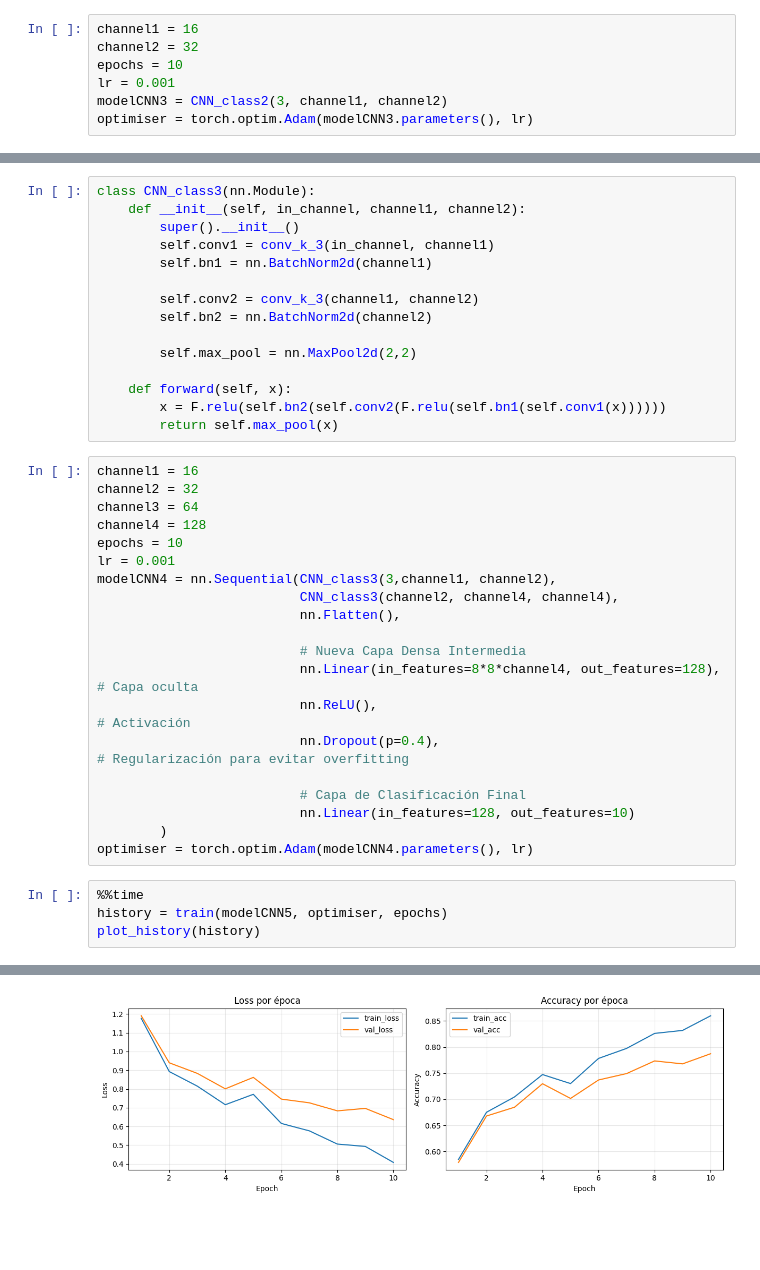
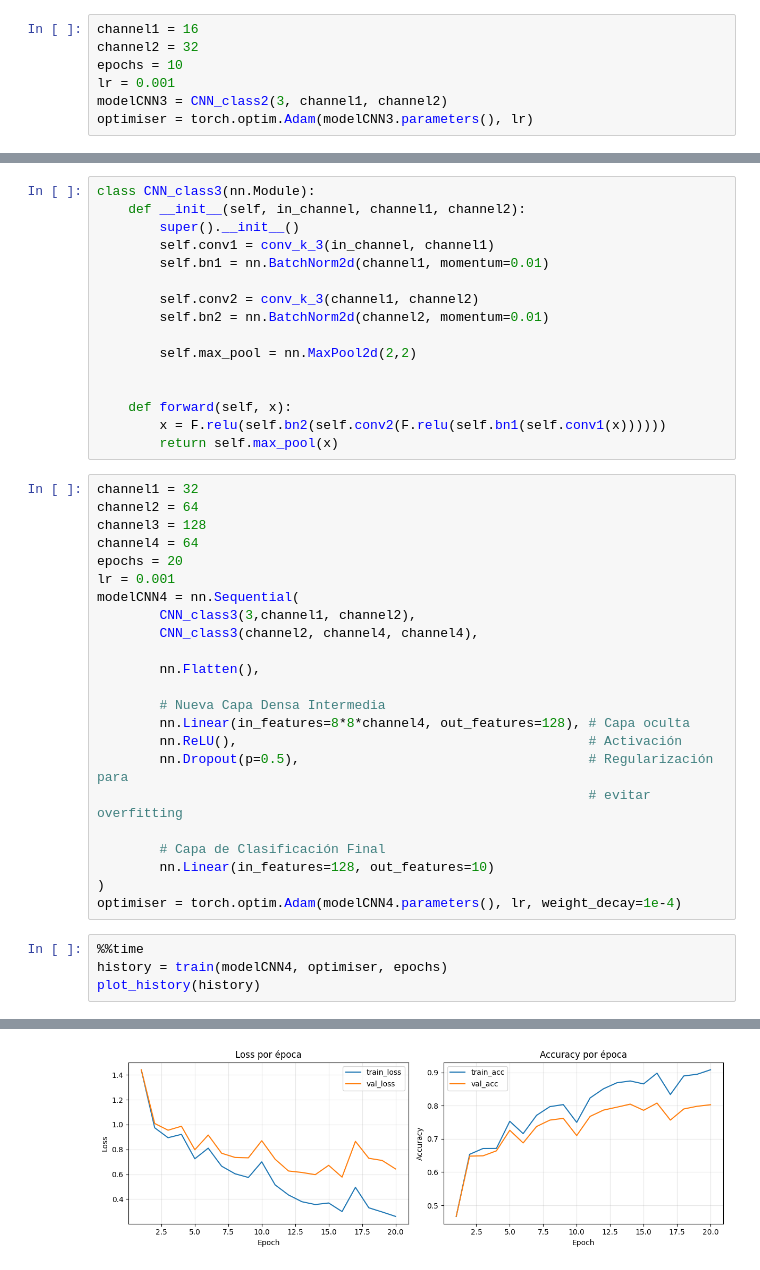
Before and after one commit to jrbeduardo/Proyecto-I-Clasificador-Imagenes, a Jupyter notebook: notebooks/red_CNN_cifar10.ipynb, the cells around one changed output, grey strips where cells are left out. Drawn from its saved outputs; the diff is of its cells as text; blank space fills up the shorter version.

```diff
--- a/notebooks/red_CNN_cifar10.ipynb
+++ b/notebooks/red_CNN_cifar10.ipynb
@@ -351,38 +359,42 @@ class CNN_class3(nn.Module):
     def __init__(self, in_channel, channel1, channel2):
         super().__init__()
         self.conv1 = conv_k_3(in_channel, channel1)
-        self.bn1 = nn.BatchNorm2d(channel1)
+        self.bn1 = nn.BatchNorm2d(channel1, momentum=0.01)
 
         self.conv2 = conv_k_3(channel1, channel2)
-        self.bn2 = nn.BatchNorm2d(channel2)
+        self.bn2 = nn.BatchNorm2d(channel2, momentum=0.01)
 
         self.max_pool = nn.MaxPool2d(2,2)
+
 
     def forward(self, x):
         x = F.relu(self.bn2(self.conv2(F.relu(self.bn1(self.conv1(x))))))
         return self.max_pool(x)
 # %%
-channel1 = 16
-channel2 = 32
-channel3 = 64
-channel4 = 128
-epochs = 10
+channel1 = 32
+channel2 = 64
+channel3 = 128
+channel4 = 64
+epochs = 20
 lr = 0.001
-modelCNN4 = nn.Sequential(CNN_class3(3,channel1, channel2),
-                          CNN_class3(channel2, channel4, channel4),
-                          nn.Flatten(),
+modelCNN4 = nn.Sequential(
+        CNN_class3(3,channel1, channel2),
+        CNN_class3(channel2, channel4, channel4),
 
-                          # Nueva Capa Densa Intermedia
-                          nn.Linear(in_features=8*8*channel4, out_features=128), # Capa oculta
-                          nn.ReLU(),                                             # Activación
-                          nn.Dropout(p=0.4),                                     # Regularización para evitar overfitting
+        nn.Flatten(),
 
-                          # Capa de Clasificación Final
-                          nn.Linear(in_features=128, out_features=10)
-        )
-optimiser = torch.optim.Adam(modelCNN4.parameters(), lr)
+        # Nueva Capa Densa Intermedia
+        nn.Linear(in_features=8*8*channel4, out_features=128), # Capa oculta
+        nn.ReLU(),                                             # Activación
+        nn.Dropout(p=0.5),                                     # Regularización para
+                                                               # evitar overfitting
+
+        # Capa de Clasificación Final
+        nn.Linear(in_features=128, out_features=10)
+)
+optimiser = torch.optim.Adam(modelCNN4.parameters(), lr, weight_decay=1e-4)
 # %%
 %%time
-history = train(modelCNN5, optimiser, epochs)
+history = train(modelCNN4, optimiser, epochs)
 plot_history(history)
 # %% [output]
@@ -399 +421 @@ Epoch: 10/10 | train_loss: 0.4077 | train_acc: 0.8598 | val_loss: 0.6361 | val_a
-[figure, old version]
+[figure, new version]
```
Also changed, not shown: parts of 12 cells of this notebook, 2 other files.
